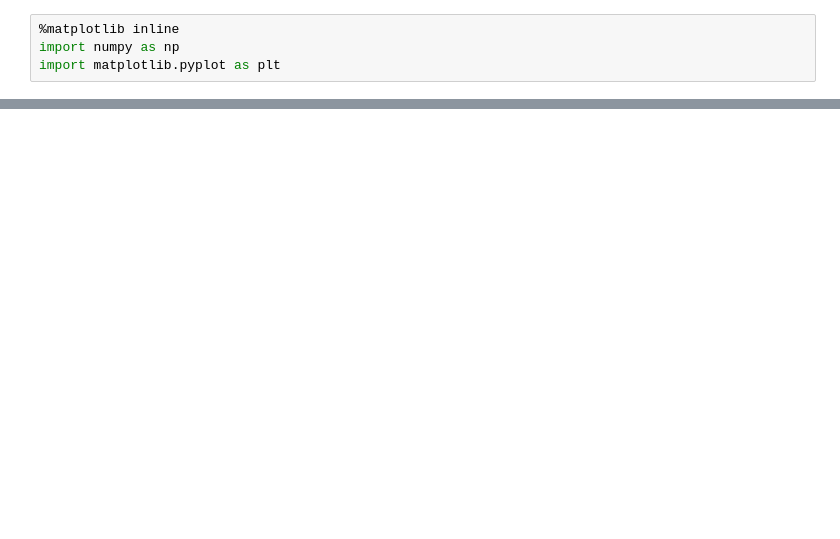
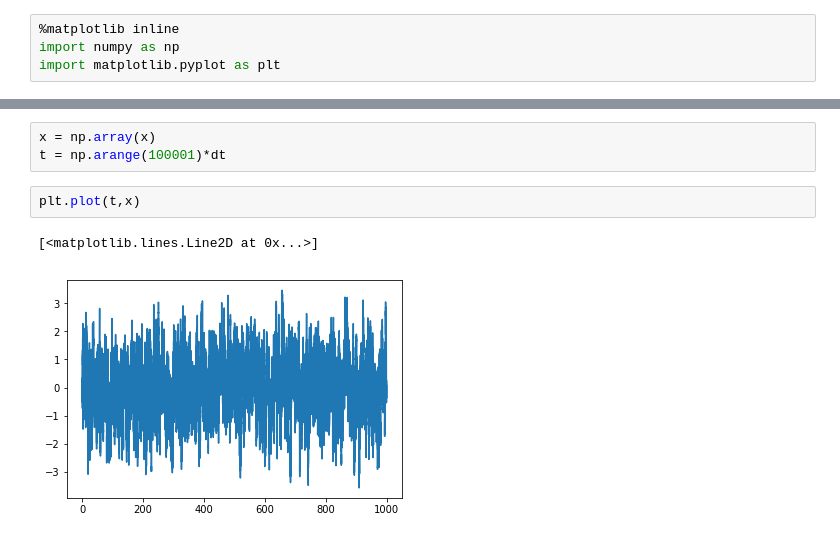
Before and after one commit to hstrey/BME-572-2018, a Jupyter notebook: stochastic simulations.ipynb, the cells around one changed output, grey strips where cells are left out. Cells and saved outputs as stored; diff of their text form; blank space fills up the shorter version.

```diff
--- a/stochastic simulations.ipynb
+++ b/stochastic simulations.ipynb
@@ -45,0 +57,8 @@ plt.legend()
+# %%
+x = np.array(x)
+t = np.arange(100001)*dt
+# %%
+plt.plot(t,x)
+# %% [output]
+[<matplotlib.lines.Line2D at 0x...>]
+[figure, added]
```
Also changed, not shown: parts of 6 cells of this notebook.
